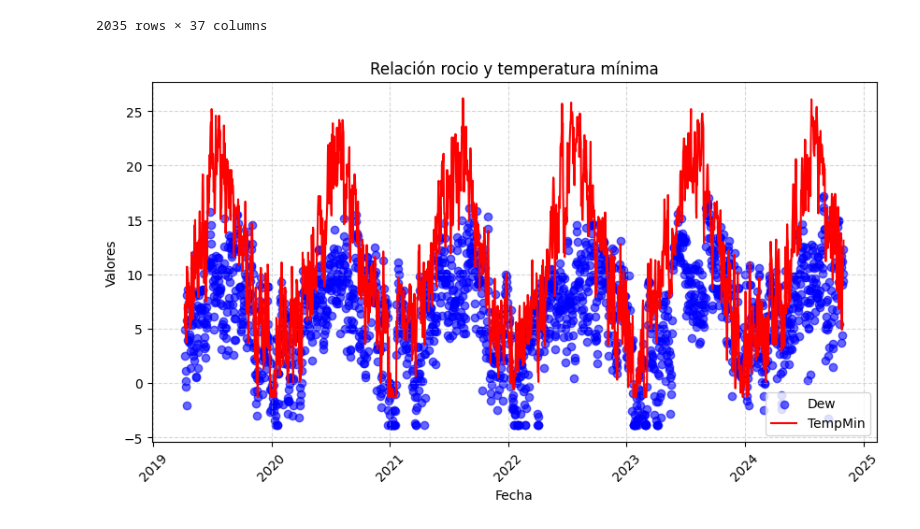
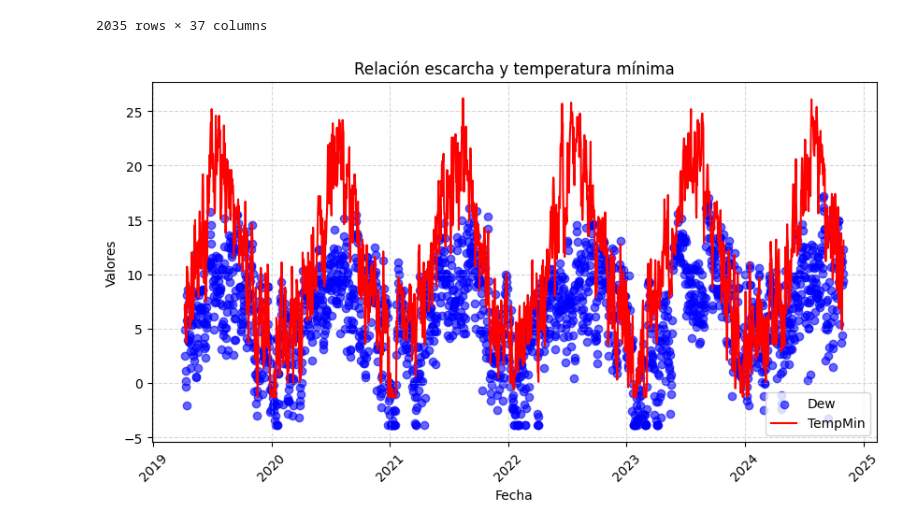
Before and after one commit to J0rge14/TrabajoTemperatura, a Jupyter notebook: temperatura.ipynb, the cells around one changed output. Cells and saved outputs as stored; diff of their text form; code cells hidden in the pictures.

```diff
--- a/temperatura.ipynb
+++ b/temperatura.ipynb
@@ -307,21 +307,21 @@ df
 # %%
 # Graficar dew como puntos y tempmin como línea
 plt.figure(figsize=(10, 5))  # Ajustar tamaño de la gráfica
 plt.scatter(df["datetime"], df["valores_winsor_dew"], label="Dew", color="blue", alpha=0.6)
 plt.plot(df["datetime"], df["valores_winsor_tempmin"], label="TempMin", color="red")
 
 # Mejoras en la visualización
-plt.title("Relación rocio y temperatura mínima")
+plt.title("Relación escarcha y temperatura mínima")
 plt.xlabel("Fecha")
 plt.ylabel("Valores")
 plt.legend()
 plt.xticks(rotation=45)  # Rotar etiquetas del eje x para mejor lectura
 plt.grid(True, linestyle="--", alpha=0.5)  # Agregar rejilla suave
 
 # Mostrar gráfica
 plt.show()
 # %% [output]
-[figure, old version]
+[figure, new version]
 # %%
 from sklearn.linear_model import LinearRegression
 from sklearn.metrics import mean_absolute_error
```
Also changed, not shown: parts of 4 cells of this notebook.
